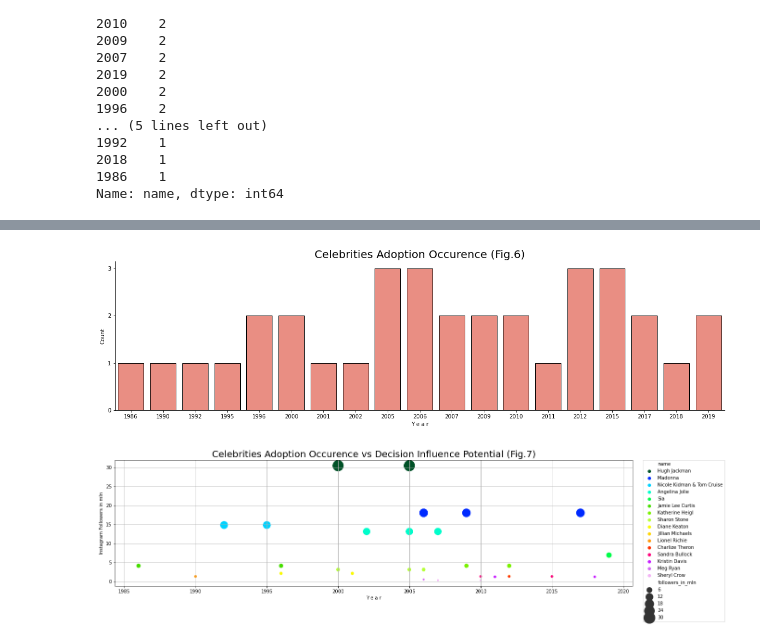
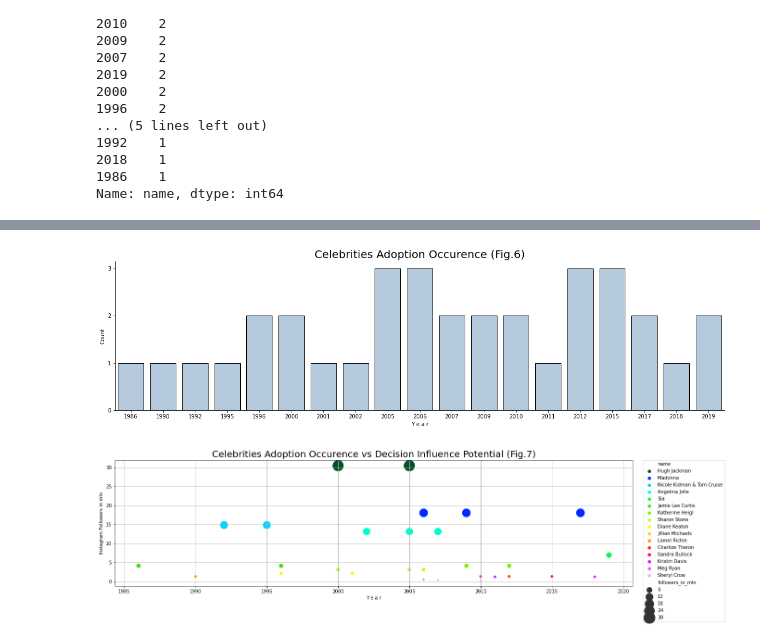
Before and after one commit to MartaGx/Adoption-Trends-IRL-vs-USA, a Jupyter notebook: Project_Certificate_2022_Jupyter.ipynb, the cells around one changed output, grey strips where cells are left out. Saved outputs shown, nothing was run; the diff lists cells and outputs as text; code cells hidden in the pictures.

```diff
--- a/Project_Certificate_2022_Jupyter.ipynb
+++ b/Project_Certificate_2022_Jupyter.ipynb
@@ -941,16 +942,16 @@ combo.to_csv('celeb_adop_combo.csv')
 # %%
 # Visualising the concept
 plt.rcParams['figure.figsize'] = (20,5)
-sns.countplot(x='year_of_adoption', data=celeb_adop, color='salmon', linewidth=1, edgecolor='black').set_title('Celebrities Adoption Occurence (Fig.6)', fontsize=20)
+sns.countplot(x='year_of_adoption', data=celeb_adop, color='#aec9e1', linewidth=1, edgecolor='black').set_title('Celebrities Adoption Occurence (Fig.6)', fontsize=20)
 plt.xlabel('Y e a r')
 plt.ylabel('Count')
 plt.yticks([0,1,2,3])
 sns.despine()
 
 plt.savefig('Fig6.png')
 plt.show()
 # %% [output]
-[figure, old version]
+[figure, new version]
 # %%
 # Visualising the concept
 x_data = combo['year_of_adoption']
```
Also changed, not shown: parts of 6 cells of this notebook.
